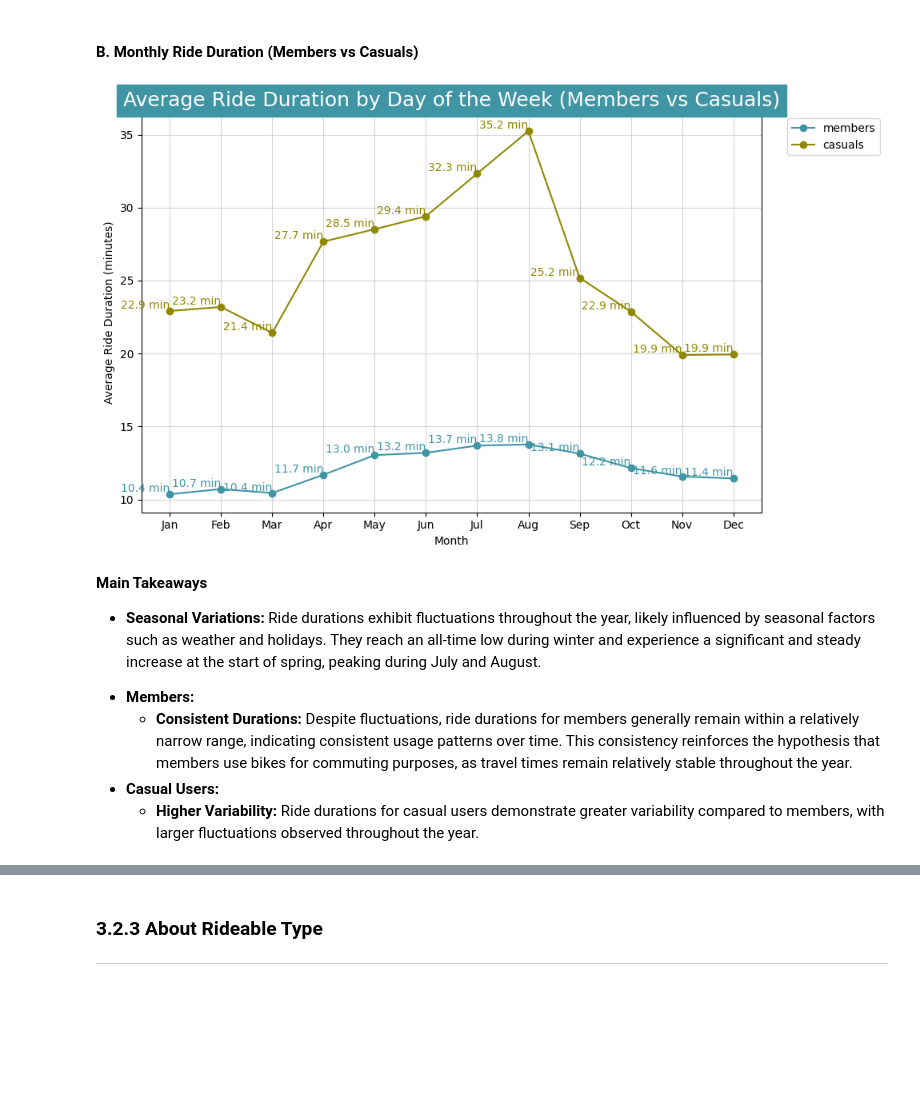
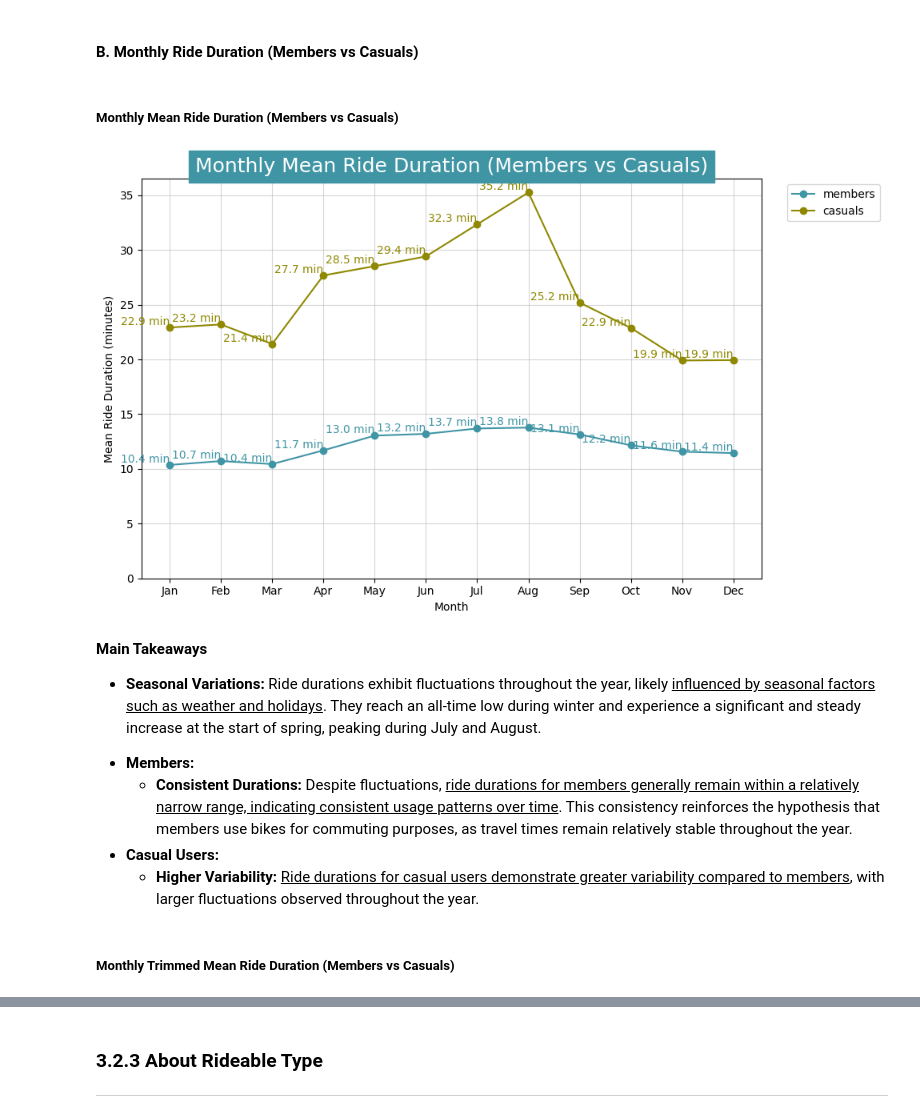
Before and after one commit to D-Danos/Cyclistic-Bike-Share-Data-Analysis-Case-Study, a Jupyter notebook: Python_Cyclistic_bike-share_data_analysis.ipynb, the cells around one changed output, grey strips where cells are left out. Drawn from its saved outputs; the diff is of its cells as text; code cells hidden in the pictures; blank space fills up the shorter version.

```diff
--- a/Python_Cyclistic_bike-share_data_analysis.ipynb
+++ b/Python_Cyclistic_bike-share_data_analysis.ipynb
@@ -163,29 +165,31 @@ print(df)
 ### 2.2.1 Assigning Data Types
 # %%
 # Set data types:
+# Assign as string:
 df['ride_id'] = df['ride_id'].astype(str)  # 16 length, unique, hex
 
-# Convert to categorical - will set them to have order
-df['rideable_type'] = df['rideable_type'].astype('category')
-#rideable_type_order=['classic_bike', 'electric_bike', 'docked_bike']
-#df['rideable_type'] = pd.Categorical(df['rideable_type'], categories=rideable_type_order, ordered=True)
+# Assign as categorical
+## categorical, without order:
+df['rideable_type'] = df['rideable_type'].astype('category') #is categorical value with no order
 
-member_casual_order=['member','casual']
-df['member_casual'] = pd.Categorical(df['member_casual'], categories=member_casual_order, ordered=True)
+df['member_casual'] = df['member_casual'].astype('category')
 
+## Assign as categorical, with order:
 day_of_the_week_order = ['Mon', 'Tue', 'Wed', 'Thu', 'Fri', 'Sat', 'Sun']
 df['day_of_the_week'] = pd.Categorical(df['day_of_the_week'], categories=day_of_the_week_order, ordered=True)
 
 month_order = ['Jan', 'Feb', 'Mar', 'Apr', 'May', 'Jun', 'Jul', 'Aug', 'Sep', 'Oct', 'Nov', 'Dec']
 df['month'] = pd.Categorical(df['month'], categories=month_order, ordered=True)
 
-# Convert to datetime
+# Assign as datetime:
 df['started_at'] = pd.to_datetime(df['started_at'])
 df['ended_at'] = pd.to_datetime(df['ended_at'])
 
-# Convert to float
+# Assign as float:
 df['start_lat'] = df['start_lat'].astype('float64')
 df['start_lng'] = df['start_lng'].astype('float64')
 df['end_lat'] = df['end_lat'].astype('float64')
 df['end_lng'] = df['end_lng'].astype('float64')
 df['ride_duration'] = df['ride_duration'].astype('float64')
+
+print('Data types have been assigned')
@@ -650,61 +734,68 @@ plt.show()
 # %% [markdown]
 #### B. Monthly Ride Duration (Members vs Casuals)
+# %% [markdown]
+##### Monthly Mean Ride Duration (Members vs Casuals)
 # %%
-# Group the DataFrame by 'month' and 'member_casual', and calculate the average ride duration
+# Set the df for plot:
+## Group the DataFrame by 'month' and 'member_casual', and calculate the average ride duration
 grouped_month_duration = df.dropna(subset=['ride_duration']).groupby(['member_casual', 'month'])['ride_duration'].mean()
 
-# Separate the durations for members and casuals
+## Durations for members
 member_durations = grouped_month_duration.loc['member']
+## Durations for casuals
 casual_durations = grouped_month_duration.loc['casual']
 
 # Preset for plot:
 color = ['#4095A5', '#8F8800']
 plt.figure(figsize=(10, 6))  # Set the figure size
 
 # Plot:
 plt.plot(member_durations.index, member_durations.values,
          color=color[0], marker='o', label='members')
 plt.plot(casual_durations.index, casual_durations.values,
          color=color[1], marker='o', label='casuals')
 
 # Annotate each point with its average duration value
 for x, y in zip(member_durations.index, member_durations.values):
     plt.text(x, y, f'{y:.1f} min', ha='right', va='bottom', fontsize=10, color=color[0], rotation=0)
 
 for x, y in zip(casual_durations.index, casual_durations.values):
     plt.text(x, y, f'{y:.1f} min', ha='right', va='bottom', fontsize=10, color=color[1], rotation=0)
 
 # Display plot
-plt.title("Average Ride Duration by Day of the Week (Members vs Casuals)",
+plt.title("Monthly Mean Ride Duration (Members vs Casuals)",
           color='white', backgroundcolor='#4095A5', fontsize=18, ha='center')
 plt.xlabel('Month')
-plt.ylabel('Average Ride Duration (minutes)')
+plt.ylabel('Mean Ride Duration (minutes)')
+plt.ylim(bottom=0)
 plt.grid(True, alpha=0.5)
 plt.legend(loc='upper right', bbox_to_anchor=(1.2, 1))
 plt.tight_layout()
 
 # Save image if set to True
 if image_save:
-    plt.savefig('Average_Ride_Duration_by_month.png', dpi=300)
+    plt.savefig('Monthly Mean Ride Duration (Members vs Casuals).png', dpi=300)
 
 plt.show()
 # %% [output]
-[figure, old version]
+[figure, new version]
 # %% [markdown]
 <b>Main Takeaways</b>
 <ul>
-  <li><b>Seasonal Variations:</b> Ride durations exhibit fluctuations throughout the year, likely influenced by seasonal factors such as weather and holidays. They reach an all-time low during winter and experience a significant and steady increase at the start of spring, peaking during July and August.</li>
+  <li><b>Seasonal Variations:</b> Ride durations exhibit fluctuations throughout the year, likely <u>influenced by seasonal factors such as weather and holidays</u>. They reach an all-time low during winter and experience a significant and steady increase at the start of spring, peaking during July and August.</li>
 </ul>
 <ul>
   <li><b>Members:</b>
     <ul>
-      <li><b>Consistent Durations:</b> Despite fluctuations, ride durations for members generally remain within a relatively narrow range, indicating consistent usage patterns over time. This consistency reinforces the hypothesis that members use bikes for commuting purposes, as travel times remain relatively stable throughout the year.</li>
+      <li><b>Consistent Durations:</b> Despite fluctuations, <u>ride durations for members generally remain within a relatively narrow range, indicating consistent usage patterns over time</u>. This consistency reinforces the hypothesis that members use bikes for commuting purposes, as travel times remain relatively stable throughout the year.</li>
     </ul>
   </li>
 
   <li><b>Casual Users:</b>
     <ul>
-      <li><b>Higher Variability:</b> Ride durations for casual users demonstrate greater variability compared to members, with larger fluctuations observed throughout the year.</li>
+      <li><b>Higher Variability:</b> <u>Ride durations for casual users demonstrate greater variability compared to members</u>, with larger fluctuations observed throughout the year.</li>
     </ul>
   </li>
 </ul>
+# %% [markdown]
+##### Monthly Trimmed Mean Ride Duration (Members vs Casuals)
```
Also changed, not shown: parts of 38 cells of this notebook.
